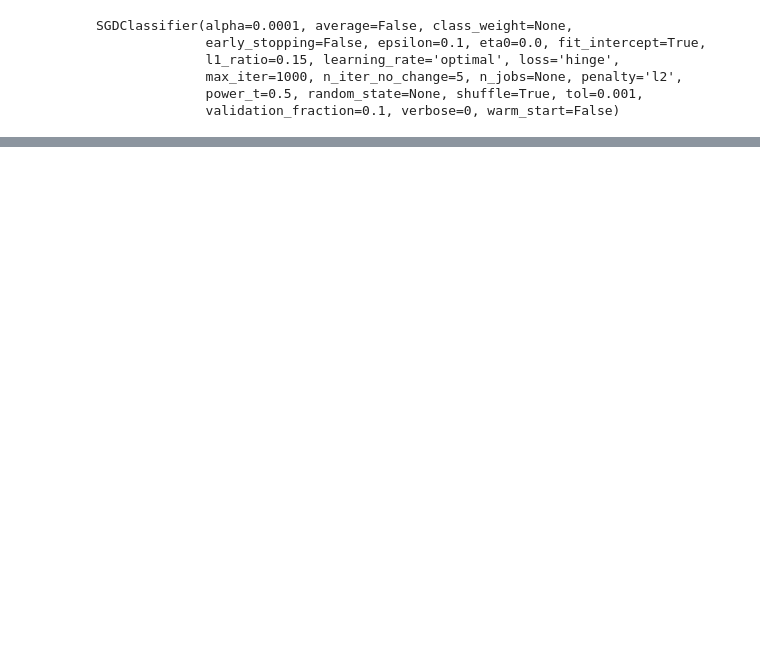
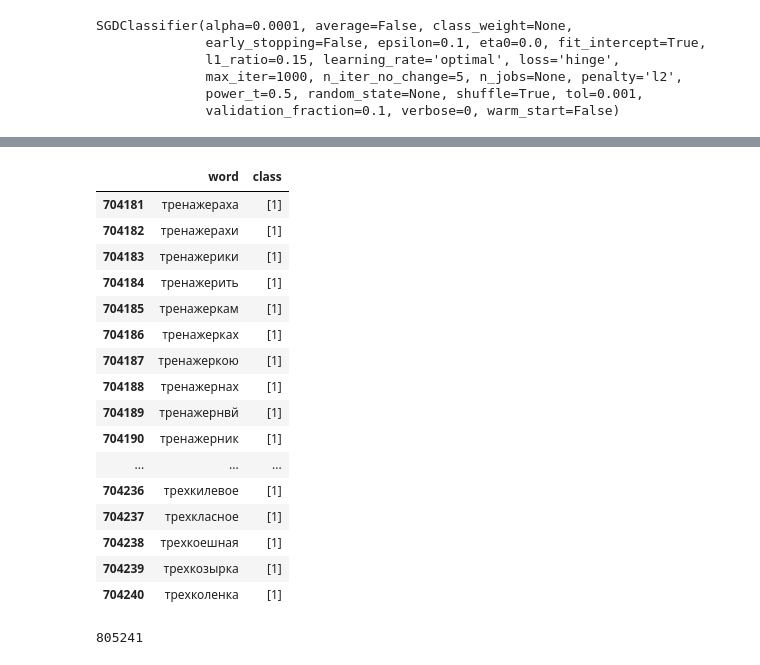
Before and after one commit to wkmatrosowa/antidict, a Jupyter notebook: Jupyter Notebooks/Expressive_forms_classification_New.ipynb, the cells around one changed output, grey strips where cells are left out. Cells and saved outputs as stored; diff of their text form; code cells hidden in the pictures; blank space fills up the shorter version.

```diff
--- a/Jupyter Notebooks/Expressive_forms_classification_New.ipynb
+++ b/Jupyter Notebooks/Expressive_forms_classification_New.ipynb
@@ -150,0 +169,25 @@ dataset = pd.read_csv('words_only.csv', sep='\t', names=['word'])
+# %%
+examples1 = pd.read_csv('expressive1.csv', sep='\t', names=['word', 'class'])
+examples1[-101060:-101000]
+# %% [output]
+|  | word | class |
+| 704181 | тренажераха | [1] |
+| 704182 | тренажерахи | [1] |
+| 704183 | тренажерики | [1] |
+| 704184 | тренажерить | [1] |
+| 704185 | тренажеркам | [1] |
+| 704186 | тренажерках | [1] |
+| 704187 | тренажеркою | [1] |
+| 704188 | тренажернах | [1] |
+| 704189 | тренажернвй | [1] |
+| 704190 | тренажерник | [1] |
+| ... | ... | ... |
+| 704236 | трехкилевое | [1] |
+| 704237 | трехкласное | [1] |
+| 704238 | трехкоешная | [1] |
+| 704239 | трехкозырка | [1] |
+| 704240 | трехколенка | [1] |
+# %%
+len(examples1)
+# %% [output]
+805241
```
Also changed, not shown: parts of 13 cells of this notebook.
